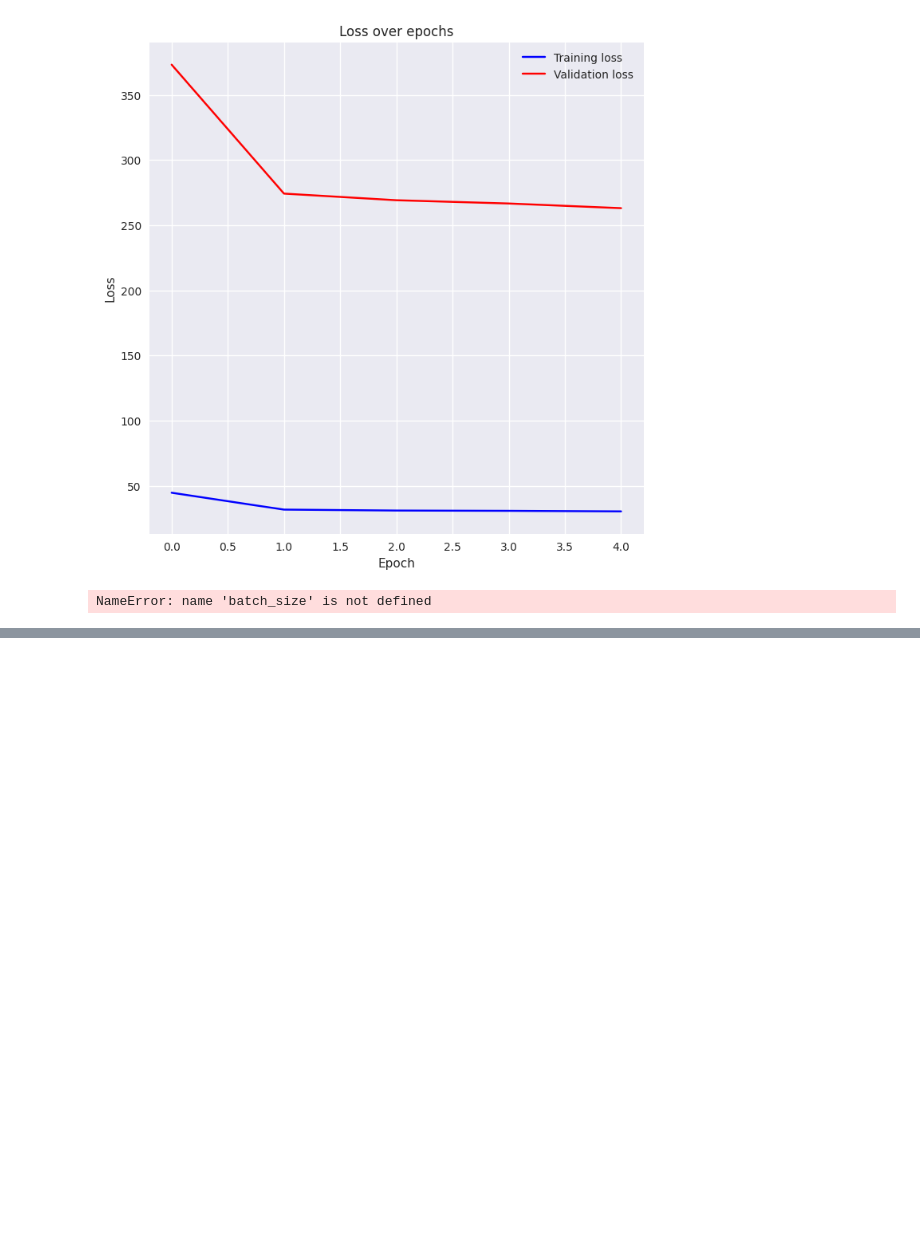
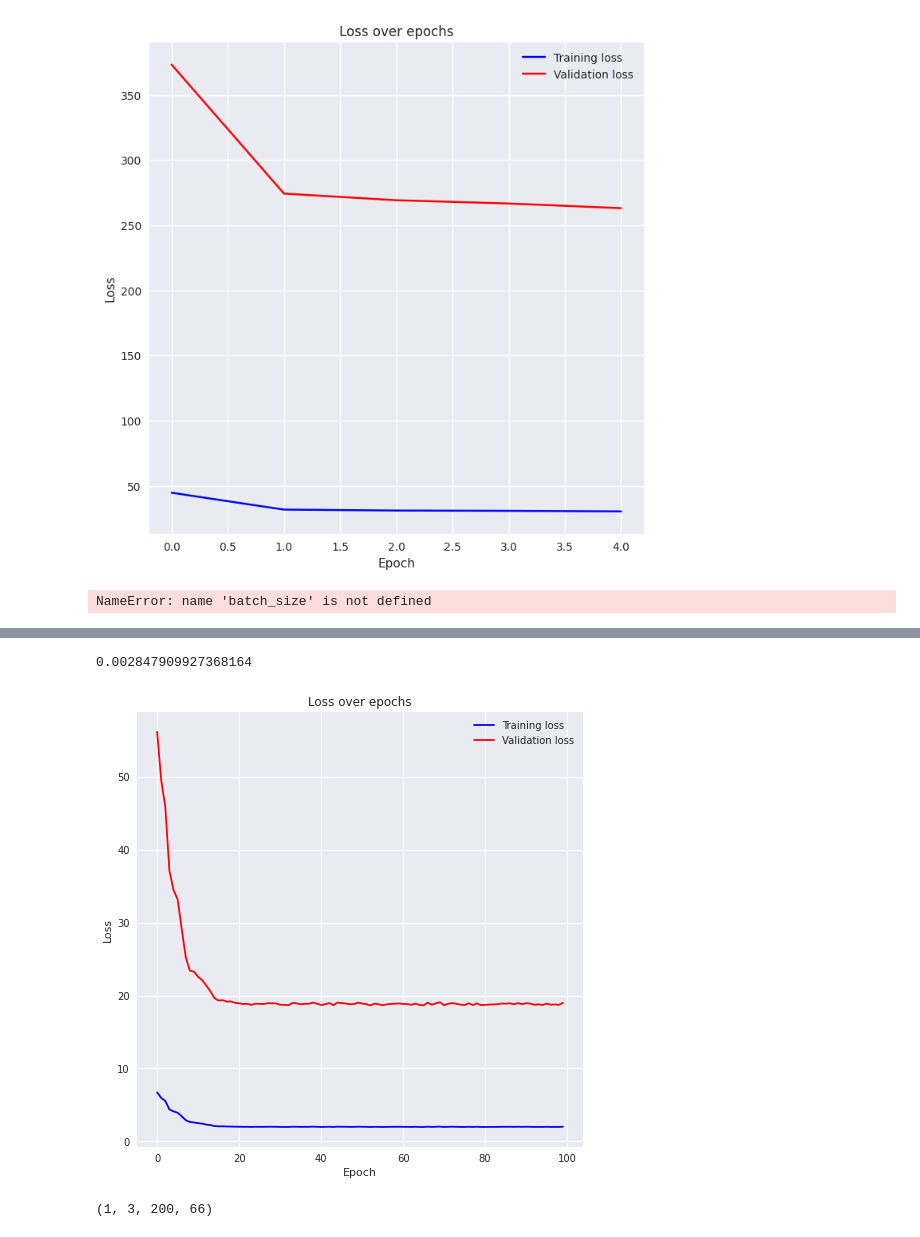
Before and after one commit to GabrielDornelles/MK7-AutoPilot, a Jupyter notebook: mk7_auto_pilot.ipynb, the cells around one changed output, grey strips where cells are left out. Cells and saved outputs as stored; diff of their text form; code cells hidden in the pictures; blank space fills up the shorter version.

```diff
--- a/mk7_auto_pilot.ipynb
+++ b/mk7_auto_pilot.ipynb
@@ -72,9 +73,9 @@ import glob
 from sklearn import preprocessing
 from sklearn import model_selection
 from sklearn import metrics
-batch_size = 32
-resize = (224,224)
-DATA_DIR = "/home/gabriel/Área de Trabalho/mk7_dataset"
+batch_size = 128 #32
+resize = (66,200)
+DATA_DIR = "/home/gabriel/Área de Trabalho/mk7_dataset-roi"
 image_files = glob.glob(os.path.join(DATA_DIR, "*.png"))
 targets_orig = [eval(x.split("/")[-1][:-4].split("-hash_")[0]) for x in image_files] #list of lists containing the relevant list in the filename for each image
 
@@ -338,0 +370,7 @@ NameError: name 'batch_size' is not defined
+# %%
+lr=0.001
+model = steering_model()
+device = torch.device('cuda')
+optimizer = optim.Adam(model.parameters(), lr=lr)
+scheduler = lr_scheduler.StepLR(optimizer,step_size=7, gamma=0.1)
+criterion = nn.MSELoss()
@@ -338,0 +453,50 @@ NameError: name 'batch_size' is not defined
+# %%
+end - start
+# %% [output]
+0.002847909927368164
+# %%
+import matplotlib.pyplot as plt
+import numpy as np
+
+def plot_losses(train_losses, valid_losses):
+    plt.style.use('seaborn')
+    train_losses = np.array(train_losses)
+    valid_losses = np.array(valid_losses)
+    fig, ax = plt.subplots(figsize = (8, 8))
+    ax.plot(train_losses, color='blue', label='Training loss')
+    ax.plot(valid_losses, color='red', label='Validation loss')
+    ax.set(title="Loss over epochs",
+            xlabel='Epoch',
+            ylabel='Loss')
+    ax.legend()
+    plt.style.use('default')
+    plt.show()
+
+plot_losses(train_losses, val_losses)
+# %% [output]
+[figure, added]
+# %%
+path = "/home/gabriel/Área de Trabalho/mk7_dataset/[0.0341796875, -0.06756591796875, 1, 0, 0]-hash_3a202463-d706-42f4-bb40-30bb5042a8ff.png"
+image = np.array(cv2.imread(path))
+image = Image.fromarray(np.uint8(image)).convert('RGB')
+#image = Image.open(path).convert("RGB")
+mean = (0.485, 0.456, 0.406)
+std = (0.229, 0.224, 0.225)
+aug = albumentations.Compose(
+            [
+                albumentations.Normalize(
+                    mean, std, max_pixel_value=255.0, always_apply=True)
+            ]
+        )
+image = image.resize(
+    resize, resample=Image.BILINEAR
+)
+
+image = np.array(image)
+augmented = aug(image=image)
+image = augmented["image"]
+image = np.transpose(image, (2, 0, 1)).astype(np.float32)
+image = image[None,:,:,:]
+image.shape
+# %% [output]
+(1, 3, 200, 66)
```
Also changed, not shown: parts of 7 cells of this notebook, 2 other files.
